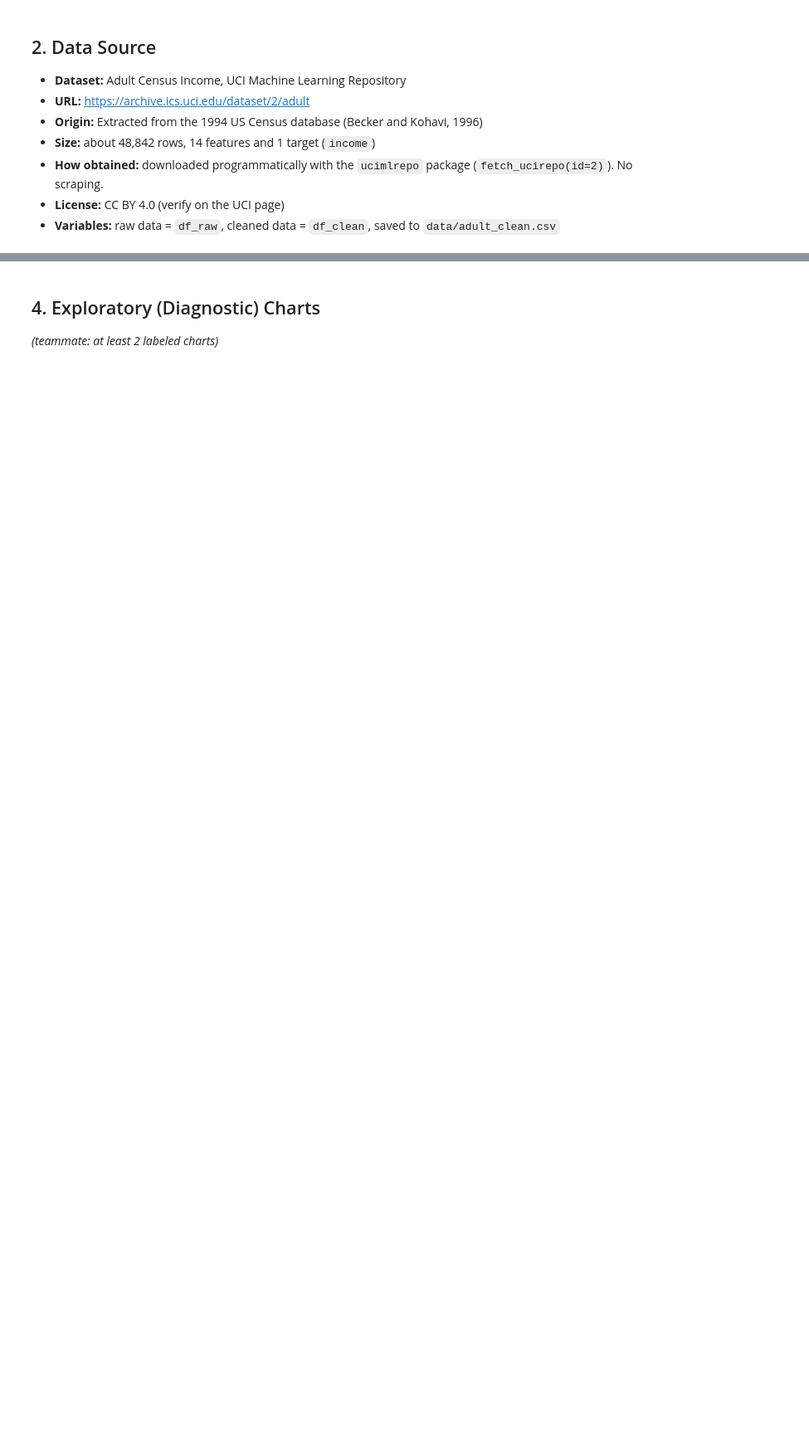
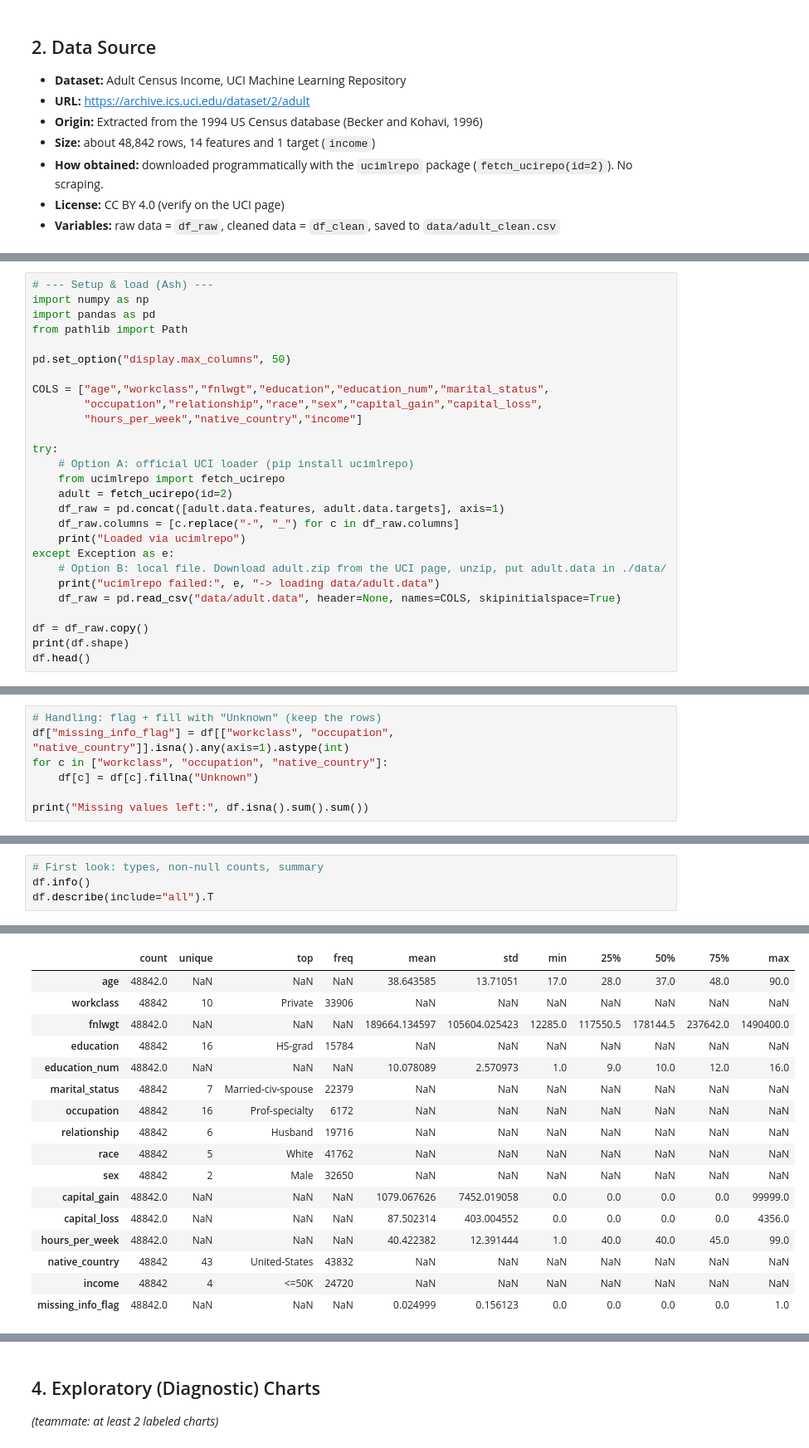
Before and after one commit to a209604-source/adult-census-profiling, a Jupyter notebook: adult_data_profiling.ipynb, the cells around one changed output, grey strips where cells are left out. Shown at 83% size. Saved outputs shown, nothing was run; the diff lists cells and outputs as text; blank space fills up the shorter version.

```diff
--- a/adult_data_profiling.ipynb
+++ b/adult_data_profiling.ipynb
@@ -60,0 +63,27 @@ df_raw.head()
+# %%
+# --- Setup & load (Ash) ---
+import numpy as np
+import pandas as pd
+from pathlib import Path
+
+pd.set_option("display.max_columns", 50)
+
+COLS = ["age","workclass","fnlwgt","education","education_num","marital_status",
+        "occupation","relationship","race","sex","capital_gain","capital_loss",
+        "hours_per_week","native_country","income"]
+
+try:
+    # Option A: official UCI loader (pip install ucimlrepo)
+    from ucimlrepo import fetch_ucirepo
+    adult = fetch_ucirepo(id=2)
+    df_raw = pd.concat([adult.data.features, adult.data.targets], axis=1)
+    df_raw.columns = [c.replace("-", "_") for c in df_raw.columns]
+    print("Loaded via ucimlrepo")
+except Exception as e:
+    # Option B: local file. Download adult.zip from the UCI page, unzip, put adult.data in ./data/
+    print("ucimlrepo failed:", e, "-> loading data/adult.data")
+    df_raw = pd.read_csv("data/adult.data", header=None, names=COLS, skipinitialspace=True)
+
+df = df_raw.copy()
+print(df.shape)
+df.head()
@@ -60,0 +99,7 @@ df_raw.head()
+# %%
+# Handling: flag + fill with "Unknown" (keep the rows)
+df["missing_info_flag"] = df[["workclass", "occupation", "native_country"]].isna().any(axis=1).astype(int)
+for c in ["workclass", "occupation", "native_country"]:
+    df[c] = df[c].fillna("Unknown")
+
+print("Missing values left:", df.isna().sum().sum())
@@ -60,0 +108,5 @@ df_raw.head()
+# %%
+# First look: types, non-null counts, summary
+df.info()
+df.describe(include="all").T
+# %% [output]
@@ -60,0 +130,17 @@ df_raw.head()
+|  | count | unique | top | freq | mean | std | min | 25% | 50% | 75% | max |
+| age | 48842.0 | NaN | NaN | NaN | 38.643585 | 13.71051 | 17.0 | 28.0 | 37.0 | 48.0 | 90.0 |
+| workclass | 48842 | 10 | Private | 33906 | NaN | NaN | NaN | NaN | NaN | NaN | NaN |
+| fnlwgt | 48842.0 | NaN | NaN | NaN | 189664.134597 | 105604.025423 | 12285.0 | 117550.5 | 178144.5 | 237642.0 | 1490400.0 |
+| education | 48842 | 16 | HS-grad | 15784 | NaN | NaN | NaN | NaN | NaN | NaN | NaN |
+| education_num | 48842.0 | NaN | NaN | NaN | 10.078089 | 2.570973 | 1.0 | 9.0 | 10.0 | 12.0 | 16.0 |
+| marital_status | 48842 | 7 | Married-civ-spouse | 22379 | NaN | NaN | NaN | NaN | NaN | NaN | NaN |
+| occupation | 48842 | 16 | Prof-specialty | 6172 | NaN | NaN | NaN | NaN | NaN | NaN | NaN |
+| relationship | 48842 | 6 | Husband | 19716 | NaN | NaN | NaN | NaN | NaN | NaN | NaN |
+| race | 48842 | 5 | White | 41762 | NaN | NaN | NaN | NaN | NaN | NaN | NaN |
+| sex | 48842 | 2 | Male | 32650 | NaN | NaN | NaN | NaN | NaN | NaN | NaN |
+| capital_gain | 48842.0 | NaN | NaN | NaN | 1079.067626 | 7452.019058 | 0.0 | 0.0 | 0.0 | 0.0 | 99999.0 |
+| capital_loss | 48842.0 | NaN | NaN | NaN | 87.502314 | 403.004552 | 0.0 | 0.0 | 0.0 | 0.0 | 4356.0 |
+| hours_per_week | 48842.0 | NaN | NaN | NaN | 40.422382 | 12.391444 | 1.0 | 40.0 | 40.0 | 45.0 | 99.0 |
+| native_country | 48842 | 43 | United-States | 43832 | NaN | NaN | NaN | NaN | NaN | NaN | NaN |
+| income | 48842 | 4 | <=50K | 24720 | NaN | NaN | NaN | NaN | NaN | NaN | NaN |
+| missing_info_flag | 48842.0 | NaN | NaN | NaN | 0.024999 | 0.156123 | 0.0 | 0.0 | 0.0 | 0.0 | 1.0 |
```
Also changed, not shown: parts of 25 cells of this notebook.
